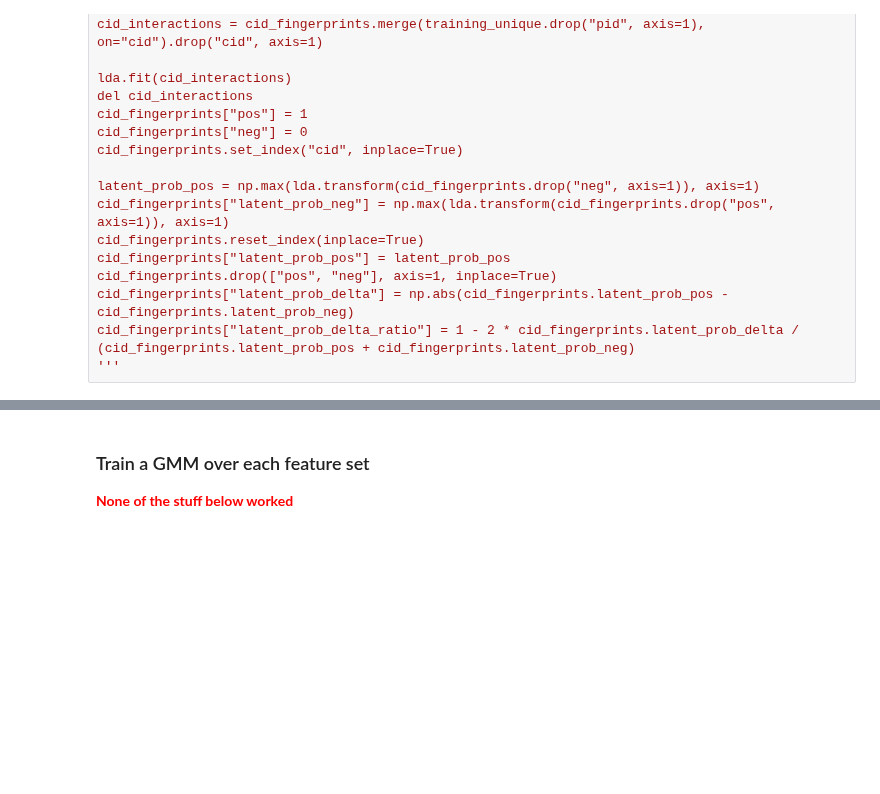
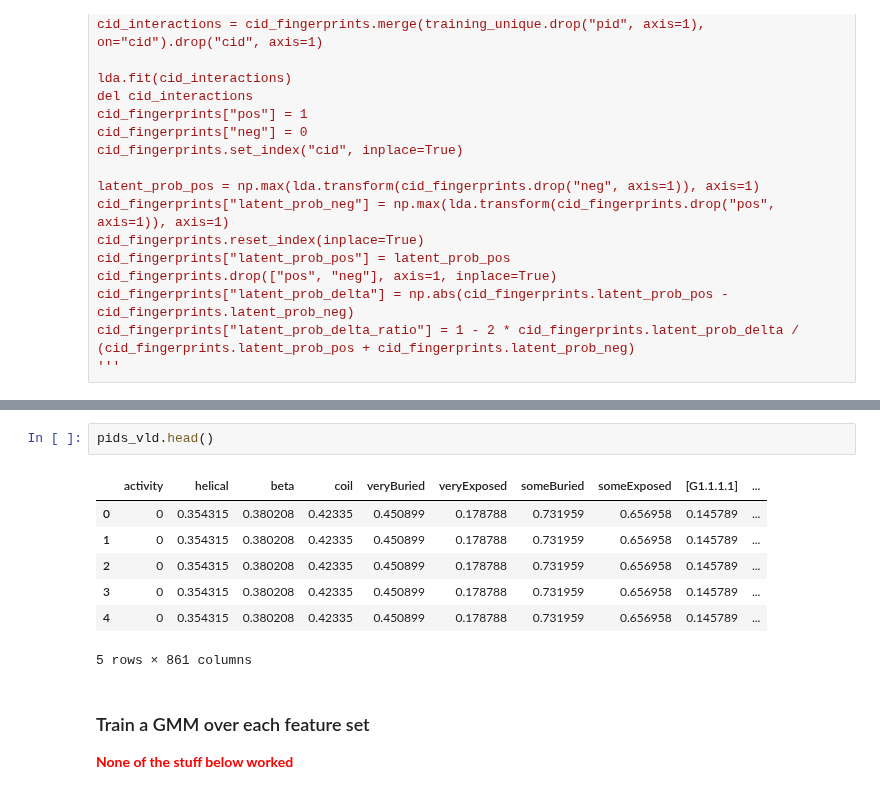
Before and after one commit to BrianDavisMath/FDA-COVID19, a Jupyter notebook: notebooks/K-L Divergence and GMM.ipynb, the cells around one changed output, grey strips where cells are left out. Drawn from its saved outputs; the diff is of its cells as text; blank space fills up the shorter version.

```diff
--- a/notebooks/K-L Divergence and GMM.ipynb
+++ b/notebooks/K-L Divergence and GMM.ipynb
@@ -317,3 +420,13 @@ df_cid.to_csv('../data/cid_v5_LDA_continuous.csv', index=False)
+# %%
+pids_vld.head()
+# %% [output]
+|  | activity | helical | beta | coil | veryBuried | veryExposed | someBuried | someExposed | [G1.1.1.1] | ... |
+| 0 | 0 | 0.354315 | 0.380208 | 0.42335 | 0.450899 | 0.178788 | 0.731959 | 0.656958 | 0.145789 | ... |
+| 1 | 0 | 0.354315 | 0.380208 | 0.42335 | 0.450899 | 0.178788 | 0.731959 | 0.656958 | 0.145789 | ... |
+| 2 | 0 | 0.354315 | 0.380208 | 0.42335 | 0.450899 | 0.178788 | 0.731959 | 0.656958 | 0.145789 | ... |
+| 3 | 0 | 0.354315 | 0.380208 | 0.42335 | 0.450899 | 0.178788 | 0.731959 | 0.656958 | 0.145789 | ... |
+| 4 | 0 | 0.354315 | 0.380208 | 0.42335 | 0.450899 | 0.178788 | 0.731959 | 0.656958 | 0.145789 | ... |
+5 rows × 861 columns
 # %% [markdown]
 ### Train a GMM over each feature set
 
```
Also changed, not shown: parts of 36 cells of this notebook.
